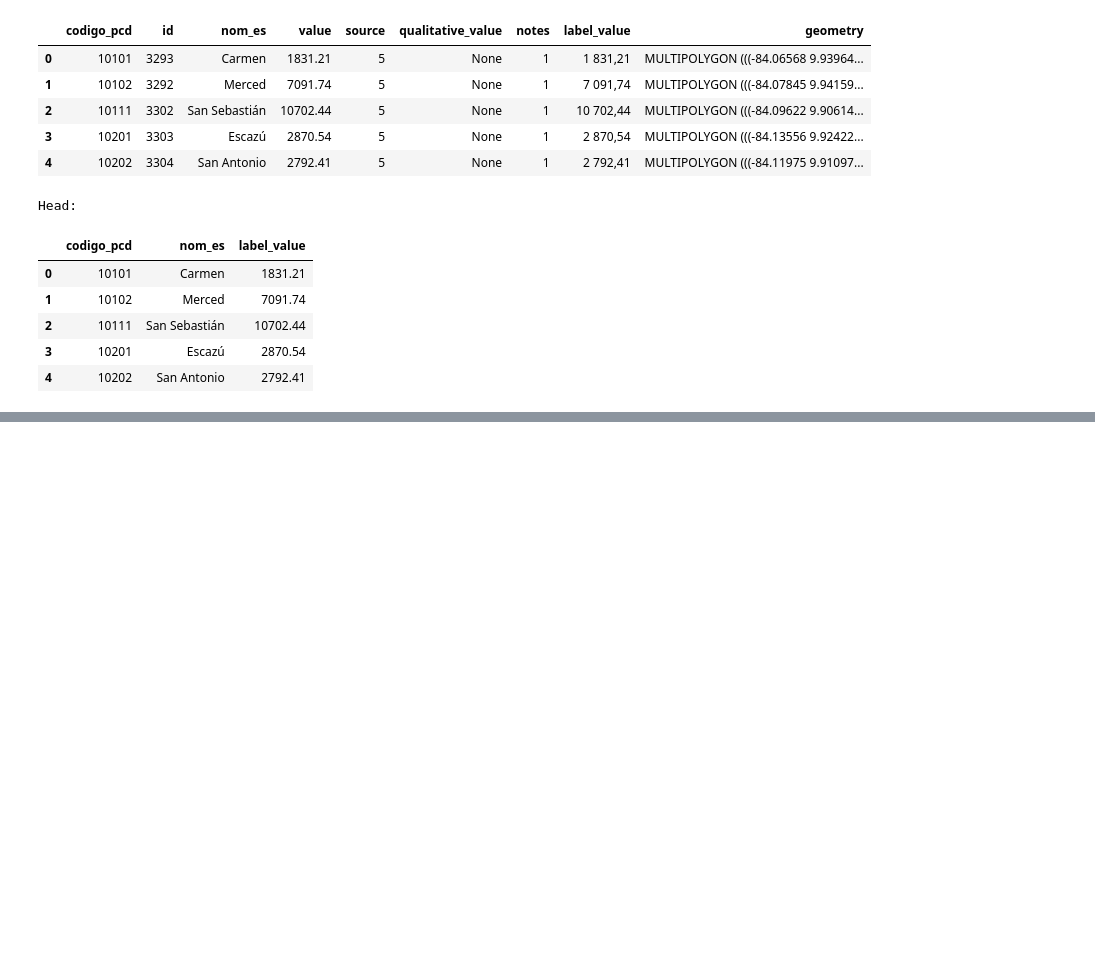
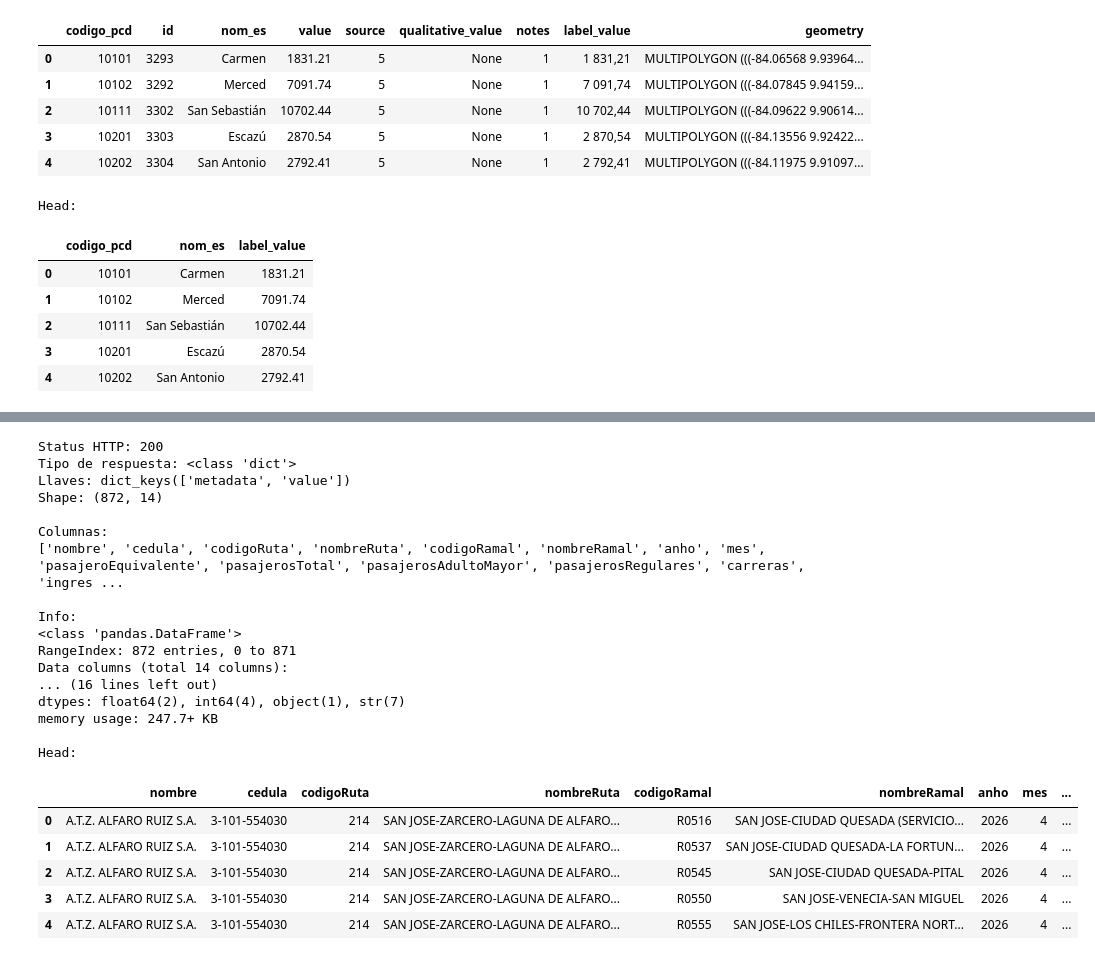
Before and after one commit to EdgarChVi/VolumenDatos, a Jupyter notebook: plote.ipynb, the cells around one changed output, grey strips where cells are left out. Saved outputs shown, nothing was run; the diff lists cells and outputs as text; code cells hidden in the pictures; blank space fills up the shorter version.

```diff
--- a/plote.ipynb
+++ b/plote.ipynb
@@ -245,0 +253,51 @@ Máximo: 29359.8
+# %%
+import requests
+import pandas as pd
+
+url = "https://datos.aresep.go.cr/ws.datosabiertos/Services/IT/Autobus.svc/ObtenerEstadisticasAutobuses/2026/4"
+
+response = requests.get(url)
+
+print("Status HTTP:", response.status_code)
+
+data = response.json()
+
+print("Tipo de respuesta:", type(data))
+print("Llaves:", data.keys())
+
+df_autobus = pd.DataFrame(data["value"])
+
+print("Shape:", df_autobus.shape)
+
+print("\nColumnas:")
+print(df_autobus.columns.tolist())
+
+print("\nInfo:")
+df_autobus.info()
+
+print("\nHead:")
+display(df_autobus.head())
+# %% [output]
+Status HTTP: 200
+Tipo de respuesta: <class 'dict'>
+Llaves: dict_keys(['metadata', 'value'])
+Shape: (872, 14)
+
+Columnas:
+['nombre', 'cedula', 'codigoRuta', 'nombreRuta', 'codigoRamal', 'nombreRamal', 'anho', 'mes', 'pasajeroEquivalente', 'pasajerosTotal', 'pasajerosAdultoMayor', 'pasajerosRegulares', 'carreras', 'ingres ...
+
+Info:
+<class 'pandas.DataFrame'>
+RangeIndex: 872 entries, 0 to 871
+Data columns (total 14 columns):
+... (16 lines left out)
+dtypes: float64(2), int64(4), object(1), str(7)
+memory usage: 247.7+ KB
+
+Head:
+|  | nombre | cedula | codigoRuta | nombreRuta | codigoRamal | nombreRamal | anho | mes | ... |
+| 0 | A.T.Z. ALFARO RUIZ S.A. | 3-101-554030 | 214 | SAN JOSE-ZARCERO-LAGUNA DE ALFARO... | R0516 | SAN JOSE-CIUDAD QUESADA (SERVICIO... | 2026 | 4 | ... |
+| 1 | A.T.Z. ALFARO RUIZ S.A. | 3-101-554030 | 214 | SAN JOSE-ZARCERO-LAGUNA DE ALFARO... | R0537 | SAN JOSE-CIUDAD QUESADA-LA FORTUN... | 2026 | 4 | ... |
+| 2 | A.T.Z. ALFARO RUIZ S.A. | 3-101-554030 | 214 | SAN JOSE-ZARCERO-LAGUNA DE ALFARO... | R0545 | SAN JOSE-CIUDAD QUESADA-PITAL | 2026 | 4 | ... |
+| 3 | A.T.Z. ALFARO RUIZ S.A. | 3-101-554030 | 214 | SAN JOSE-ZARCERO-LAGUNA DE ALFARO... | R0550 | SAN JOSE-VENECIA-SAN MIGUEL | 2026 | 4 | ... |
+| 4 | A.T.Z. ALFARO RUIZ S.A. | 3-101-554030 | 214 | SAN JOSE-ZARCERO-LAGUNA DE ALFARO... | R0555 | SAN JOSE-LOS CHILES-FRONTERA NORT... | 2026 | 4 | ... |
```
Also changed, not shown: parts of 16 cells of this notebook, 2 other files.
